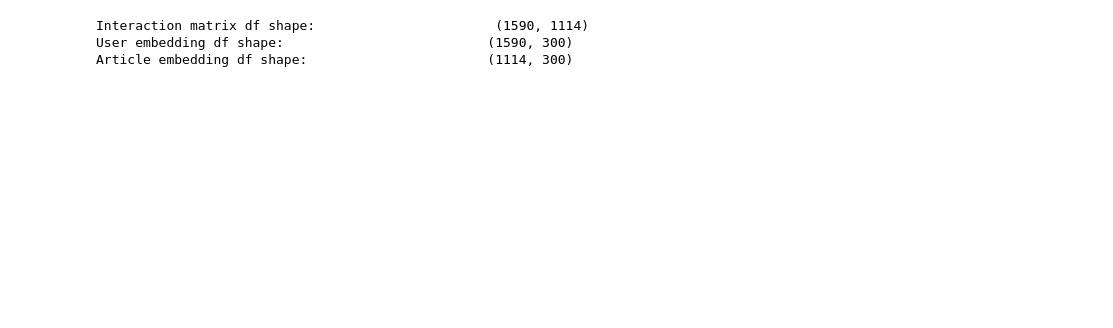
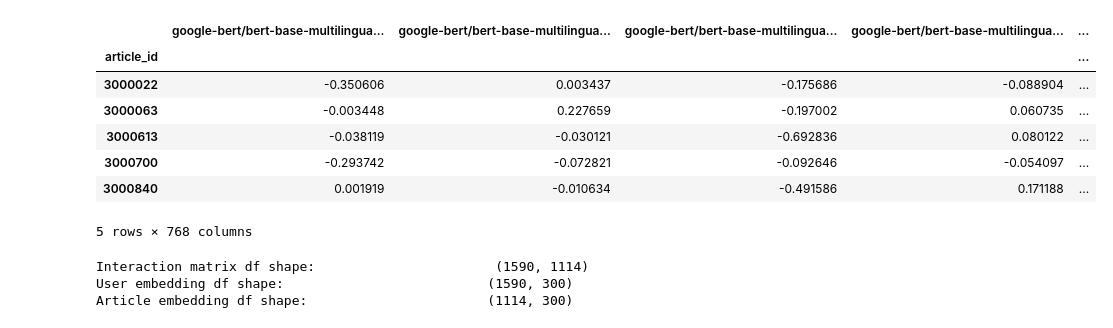
Before and after one commit to akisgazepidis/Recommendation_System_RecSys_Challenge_2024, a Jupyter notebook: 5. RS_Create_Datasets_for_DL_Training.ipynb, the cells around one changed output. Saved outputs shown, nothing was run; the diff lists cells and outputs as text; code cells hidden in the pictures; blank space fills up the shorter version.

Commit message:
Trial NN with content base

```diff
--- a/5. RS_Create_Datasets_for_DL_Training.ipynb
+++ b/5. RS_Create_Datasets_for_DL_Training.ipynb
@@ -2,3 +2,9 @@
 import pandas as pd
 import numpy as np
 from sklearn.preprocessing import StandardScaler, MinMaxScaler
+# %%
+# Ready embeddings
+
+embeddings_path = f'./files/parquet/google_bert_base_multilingual_cased/google_bert_base_multilingual_cased/bert_base_multilingual_cased.parquet'
+embeddings_df = pd.read_parquet(embeddings_path)
+print(f'embeddings df shape:          ',embeddings_df.shape)
@@ -5,3 +22,35 @@ from sklearn.preprocessing import StandardScaler, MinMaxScaler
+# %%
+# Unpack th lists in the column
+def unpack_lists(df, column_name):
+    # Create new columns by unpacking lists in the specified column
+    unpacked_cols = pd.DataFrame(df[column_name].tolist(), index=df.index)
+    # Rename the columns with a prefix based on the original column name
+    unpacked_cols = unpacked_cols.add_prefix(column_name + '_')
+    # Concatenate the unpacked columns back to the original DataFrame
+    df = pd.concat([df, unpacked_cols], axis=1)
+    return df
+
+# Specify which columns to process
+columns_to_process = ['google-bert/bert-base-multilingual-cased']
+
+# Unpack lists in each specified column
+for col in columns_to_process:
+    embeddings_df = unpack_lists(embeddings_df, col)
+
+embeddings_df.drop('google-bert/bert-base-multilingual-cased', axis=1, inplace=True)
+# %%
+embeddings_df.set_index('article_id',inplace=True)
+# %%
+embeddings_df.head()
+# %% [output]
+|  | google-bert/bert-base-multilingua... | google-bert/bert-base-multilingua... | google-bert/bert-base-multilingua... | google-bert/bert-base-multilingua... | ... |
+| article_id |  |  |  |  | ... |
+| 3000022 | -0.350606 | 0.003437 | -0.175686 | -0.088904 | ... |
+| 3000063 | -0.003448 | 0.227659 | -0.197002 | 0.060735 | ... |
+| 3000613 | -0.038119 | -0.030121 | -0.692836 | 0.080122 | ... |
+| 3000700 | -0.293742 | -0.072821 | -0.092646 | -0.054097 | ... |
+| 3000840 | 0.001919 | -0.010634 | -0.491586 | 0.171188 | ... |
+5 rows × 768 columns
 # %%
 # Read interaction matrix pickle file
 size = 'demo'
```
Also changed, not shown: parts of 12 cells of this notebook, 3 other files.
